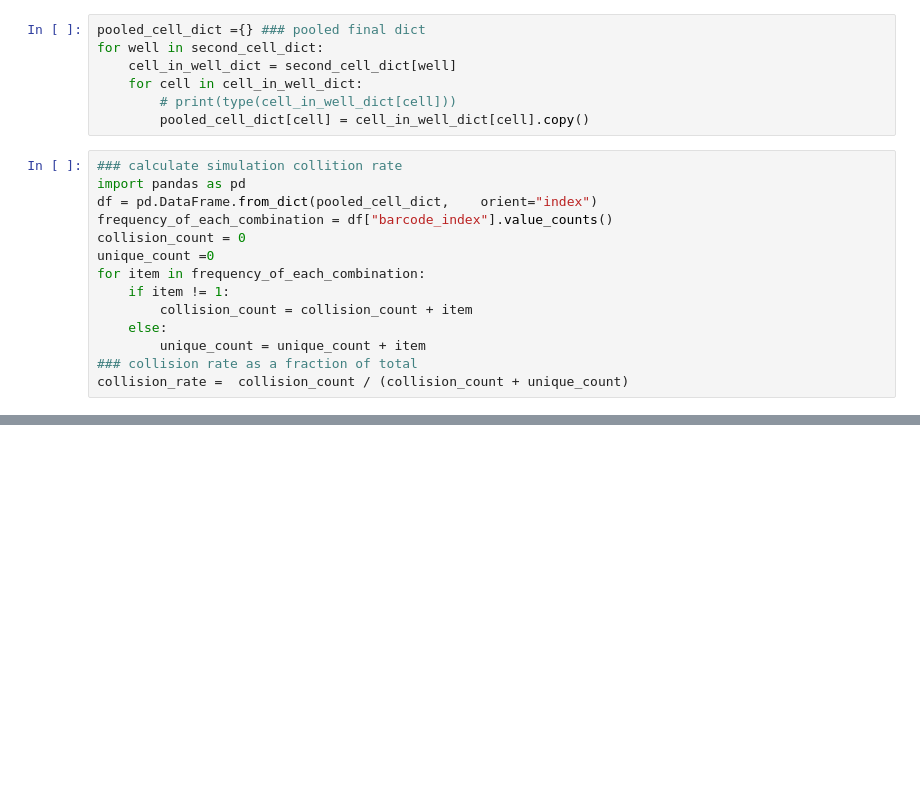
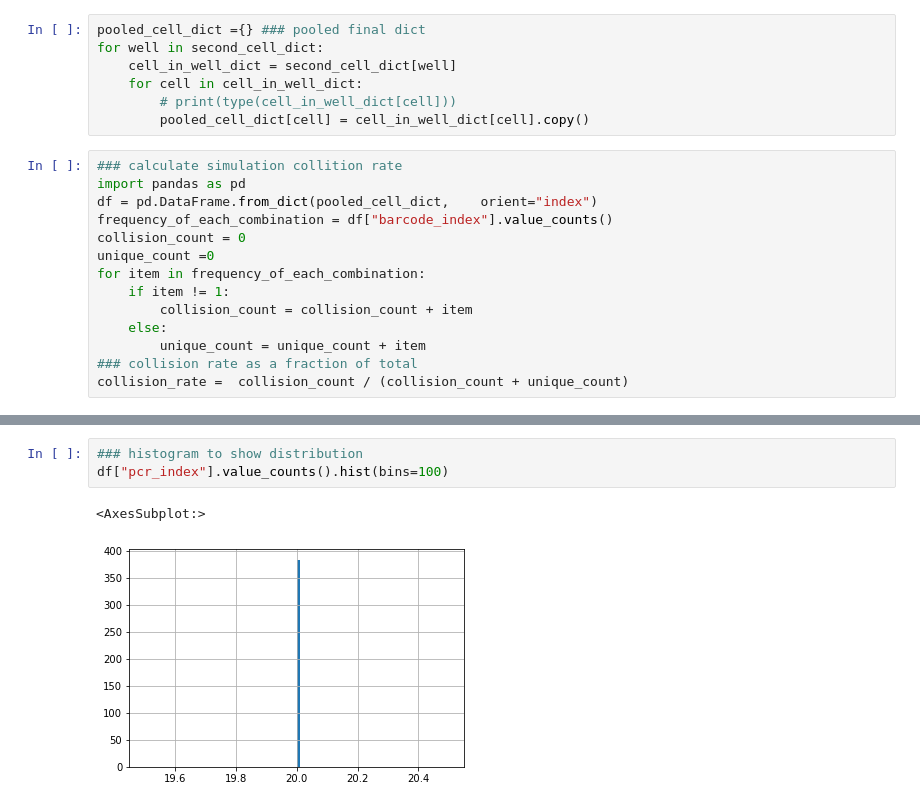
Before and after one commit to silentmemo/split_pool_prob, a Jupyter notebook: simulation_experiment.ipynb, the cells around one changed output, grey strips where cells are left out. Drawn from its saved outputs; the diff is of its cells as text; blank space fills up the shorter version.

```diff
--- a/simulation_experiment.ipynb
+++ b/simulation_experiment.ipynb
@@ -96,0 +134,6 @@ cluster_per_nucleus = round(400000000/recovered_barcode)
+# %%
+### histogram to show distribution
+df["pcr_index"].value_counts().hist(bins=100)
+# %% [output]
+<AxesSubplot:>
+[figure, added]
```
Also changed, not shown: parts of 6 cells of this notebook, 1 other file.
